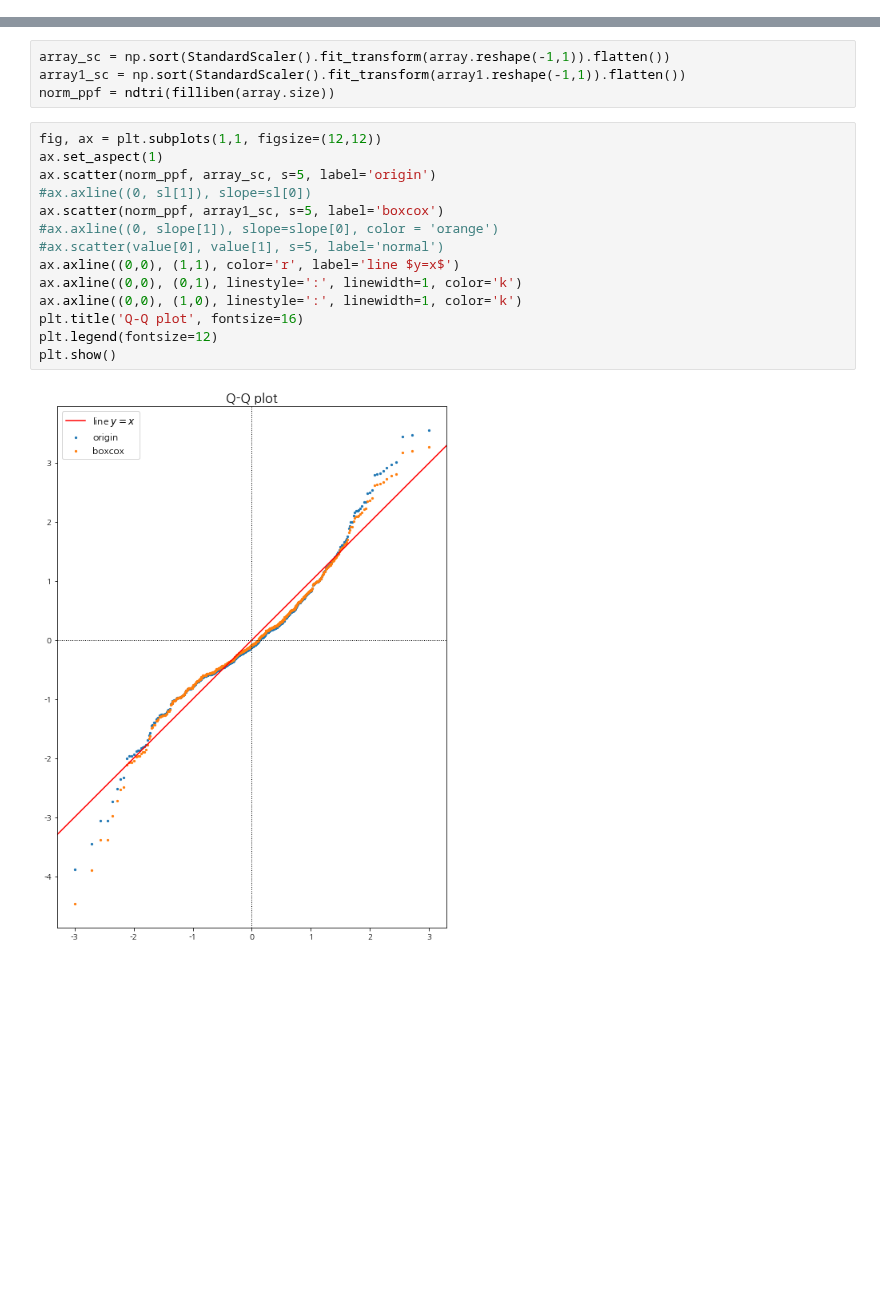
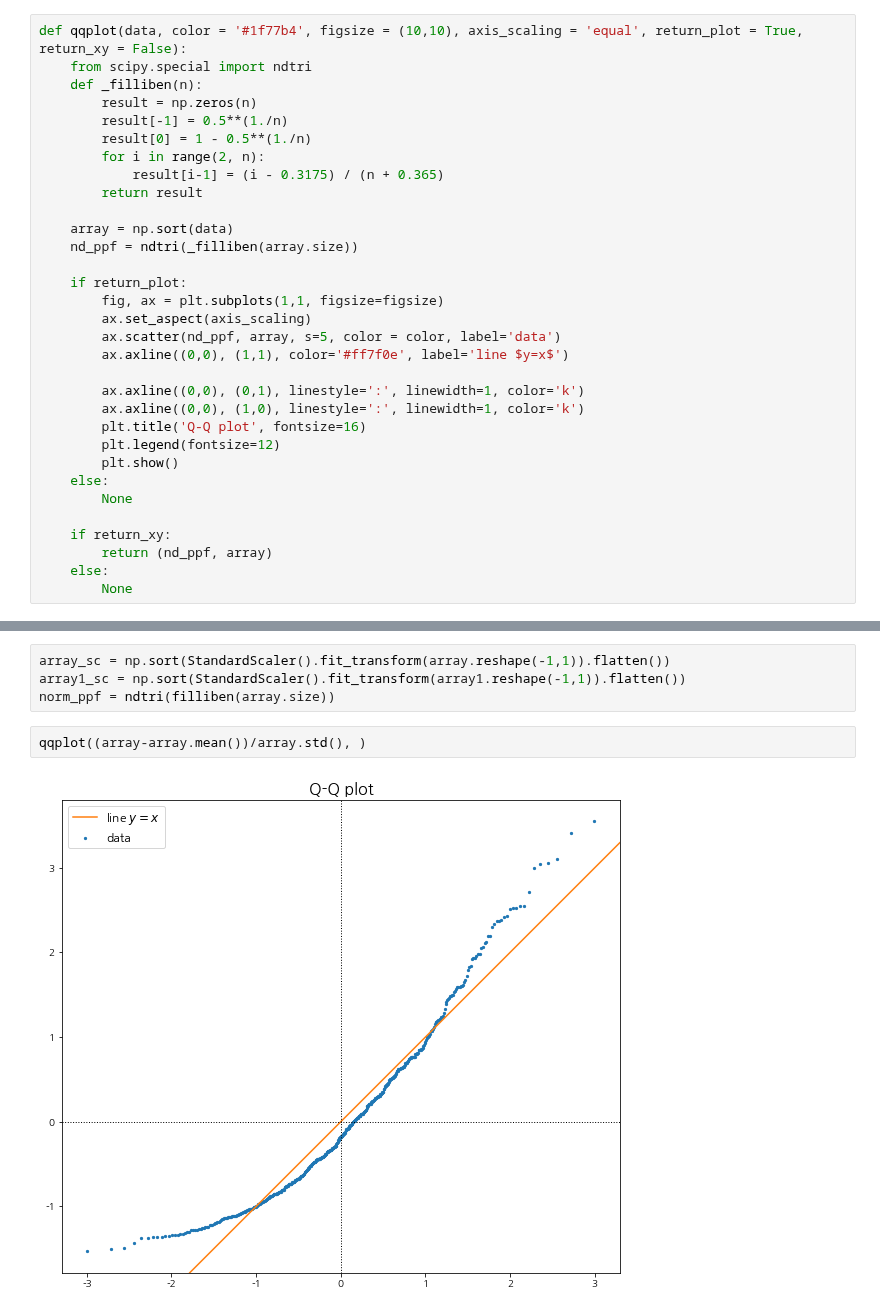
Before and after one commit to ywkim92/Paper-implementation, a Jupyter notebook: QQplot.ipynb, the cells around one changed output, grey strips where cells are left out. Drawn from its saved outputs; the diff is of its cells as text; blank space fills up the shorter version.

Commit message:
feat: Add code returning theoretical quantiles and ordered responses

```diff
--- a/QQplot.ipynb
+++ b/QQplot.ipynb
@@ -12,3 +20,35 @@ from scipy.special import ndtri
+# %%
+def qqplot(data, color = '#1f77b4', figsize = (10,10), axis_scaling = 'equal', return_plot = True, return_xy = False):
+    from scipy.special import ndtri
+    def _filliben(n):
+        result = np.zeros(n)
+        result[-1] = 0.5**(1./n)
+        result[0] = 1 - 0.5**(1./n)
+        for i in range(2, n):
+            result[i-1] = (i - 0.3175) / (n + 0.365)
+        return result
+
+    array = np.sort(data)
+    nd_ppf = ndtri(_filliben(array.size))
+
+    if return_plot:
+        fig, ax = plt.subplots(1,1, figsize=figsize)
+        ax.set_aspect(axis_scaling)
+        ax.scatter(nd_ppf, array, s=5, color = color, label='data')
+        ax.axline((0,0), (1,1), color='#ff7f0e', label='line $y=x$')
+
+        ax.axline((0,0), (0,1), linestyle=':', linewidth=1, color='k')
+        ax.axline((0,0), (1,0), linestyle=':', linewidth=1, color='k')
+        plt.title('Q-Q plot', fontsize=16)
+        plt.legend(fontsize=12)
+        plt.show()
+    else:
+        None
+
+    if return_xy:
+        return (nd_ppf, array)
+    else:
+        None
 # %% [markdown]
 # Load data
 # %%
@@ -61,19 +93,7 @@ plt.show()
 array_sc = np.sort(StandardScaler().fit_transform(array.reshape(-1,1)).flatten())
 array1_sc = np.sort(StandardScaler().fit_transform(array1.reshape(-1,1)).flatten())
 norm_ppf = ndtri(filliben(array.size))
-# %%
-fig, ax = plt.subplots(1,1, figsize=(12,12))
-ax.set_aspect(1)
-ax.scatter(norm_ppf, array_sc, s=5, label='origin')
-#ax.axline((0, sl[1]), slope=sl[0])
-ax.scatter(norm_ppf, array1_sc, s=5, label='boxcox')
-#ax.axline((0, slope[1]), slope=slope[0], color = 'orange')
-#ax.scatter(value[0], value[1], s=5, label='normal')
-ax.axline((0,0), (1,1), color='r', label='line $y=x$')
-ax.axline((0,0), (0,1), linestyle=':', linewidth=1, color='k')
-ax.axline((0,0), (1,0), linestyle=':', linewidth=1, color='k')
-plt.title('Q-Q plot', fontsize=16)
-plt.legend(fontsize=12)
-plt.show()
-# %% [output]
-[figure, removed]
+# %%
+qqplot((array-array.mean())/array.std(), )
+# %% [output]
+[figure, added]
```
Also changed, not shown: parts of 6 cells of this notebook.
